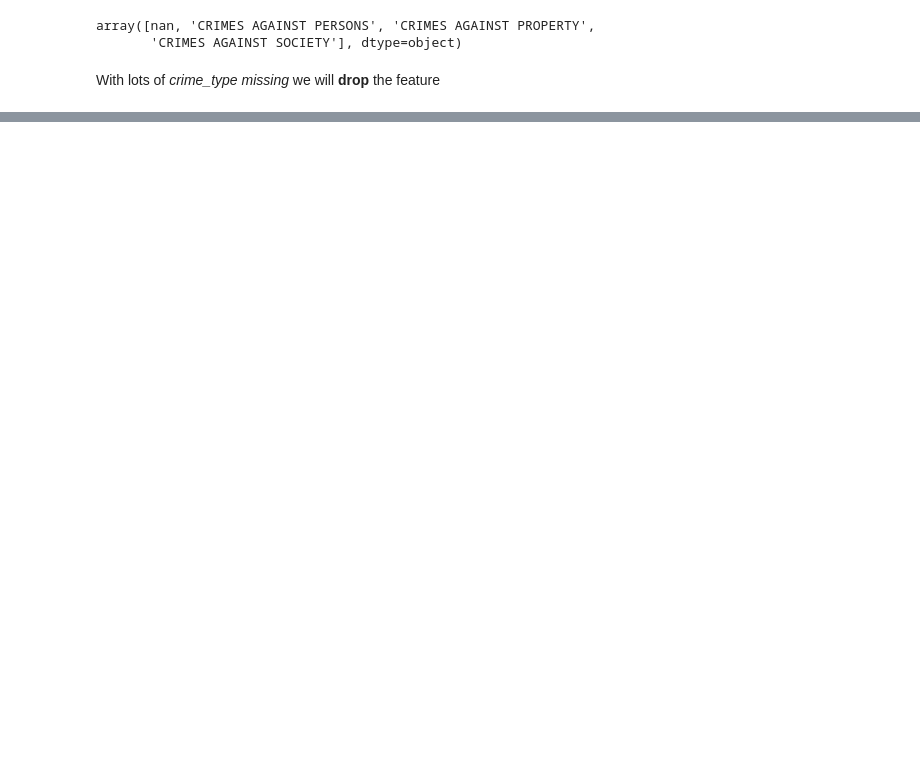
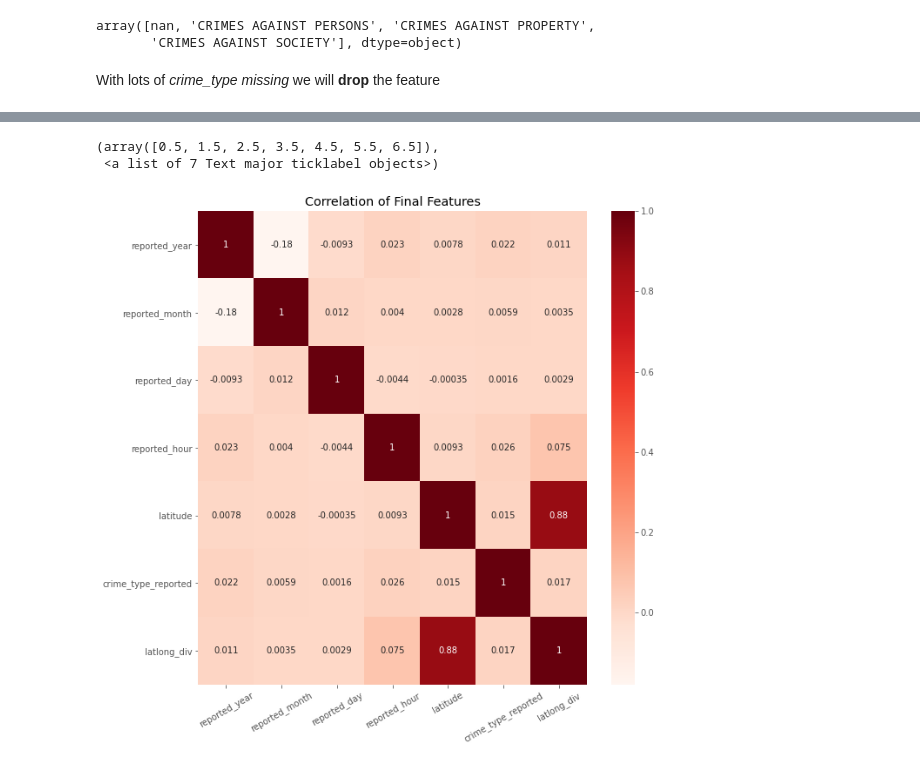
Before and after one commit to siddley1001/NCState_Datathon21, a Jupyter notebook: state_datathon_police.ipynb, the cells around one changed output, grey strips where cells are left out. Drawn from its saved outputs; the diff is of its cells as text; code cells hidden in the pictures; blank space fills up the shorter version.

```diff
--- a/state_datathon_police.ipynb
+++ b/state_datathon_police.ipynb
@@ -124,0 +387,9 @@ police_df.groupby(['crime_category']).count().sort_values('reported_block_addres
+# %%
+plt.figure(figsize = (10,10))
+plt.title('Correlation of Final Features')
+sns.heatmap(police_copy.corr(), annot = True, cmap='Reds')
+plt.xticks(rotation= 30)
+# %% [output]
+(array([0.5, 1.5, 2.5, 3.5, 4.5, 5.5, 6.5]),
+ <a list of 7 Text major ticklabel objects>)
+[figure, added]
```
Also changed, not shown: parts of 56 cells of this notebook.
